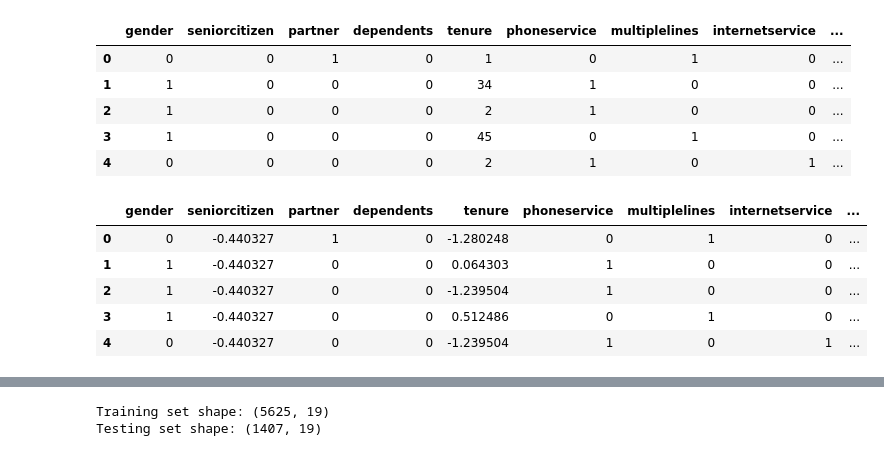
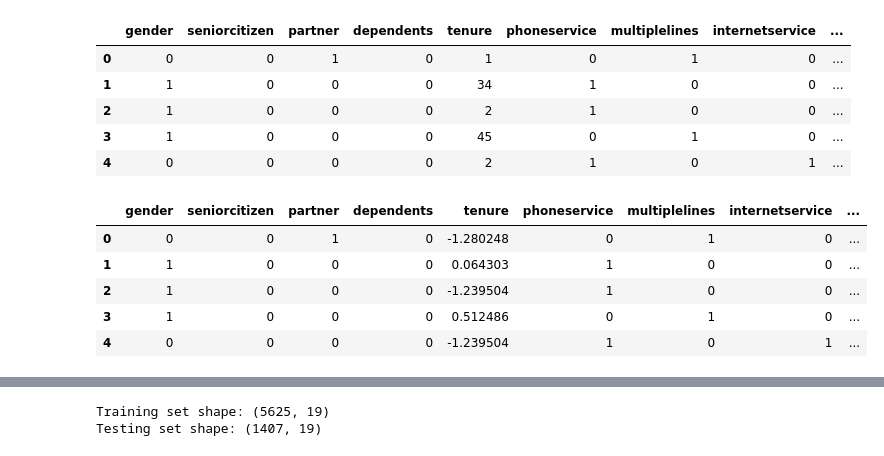
Before and after one commit to faris-alsherif/Customer-Churn-Prediction, a Jupyter notebook: Project_Customer_Churn_Prediction.ipynb, the cells around one changed output, grey strips where cells are left out. Drawn from its saved outputs; the diff is of its cells as text; code cells hidden in the pictures.

```diff
--- a/Project_Customer_Churn_Prediction.ipynb
+++ b/Project_Customer_Churn_Prediction.ipynb
@@ -635,18 +681,20 @@ x.head()
 | 3 | 1 | 0 | 0 | 0 | 45 | 0 | 1 | 0 | ... |
 | 4 | 0 | 0 | 0 | 0 | 2 | 1 | 0 | 1 | ... |
 # %%
+# Numerical columns to scale
+num_cols= ['tenure', 'monthlycharges', 'totalcharges']
 # Apply StandardScaler to numerical columns
 scaler = StandardScaler()
-x[numerical_cols] = scaler.fit_transform(x[numerical_cols])
+x[num_cols] = scaler.fit_transform(x[num_cols])
 
 x.head()
 # %% [output]
 |  | gender | seniorcitizen | partner | dependents | tenure | phoneservice | multiplelines | internetservice | ... |
-| 0 | 0 | -0.440327 | 1 | 0 | -1.280248 | 0 | 1 | 0 | ... |
-| 1 | 1 | -0.440327 | 0 | 0 | 0.064303 | 1 | 0 | 0 | ... |
-| 2 | 1 | -0.440327 | 0 | 0 | -1.239504 | 1 | 0 | 0 | ... |
-| 3 | 1 | -0.440327 | 0 | 0 | 0.512486 | 0 | 1 | 0 | ... |
-| 4 | 0 | -0.440327 | 0 | 0 | -1.239504 | 1 | 0 | 1 | ... |
+| 0 | 0 | 0 | 1 | 0 | -1.280248 | 0 | 1 | 0 | ... |
+| 1 | 1 | 0 | 0 | 0 | 0.064303 | 1 | 0 | 0 | ... |
+| 2 | 1 | 0 | 0 | 0 | -1.239504 | 1 | 0 | 0 | ... |
+| 3 | 1 | 0 | 0 | 0 | 0.512486 | 0 | 1 | 0 | ... |
+| 4 | 0 | 0 | 0 | 0 | -1.239504 | 1 | 0 | 1 | ... |
 # %%
 # Drop the 'TenureGroup' column as it was created for visualization and is not needed for modeling
 if 'TenureGroup' in x.columns:
```
Also changed, not shown: parts of 12 cells of this notebook.
